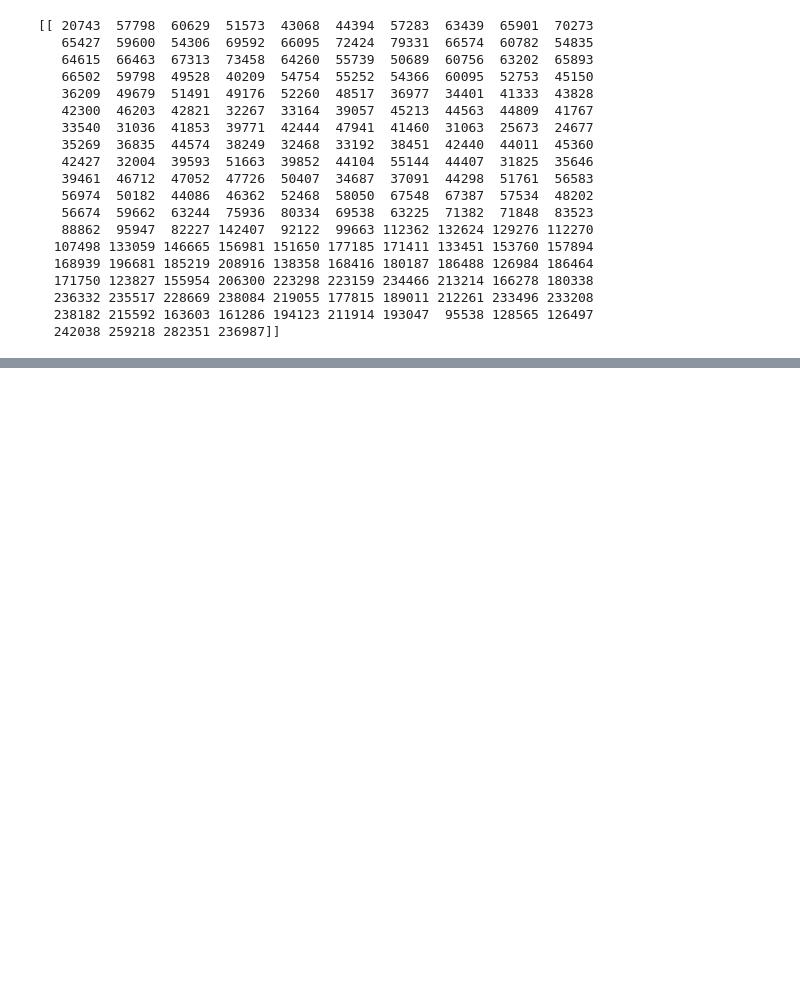
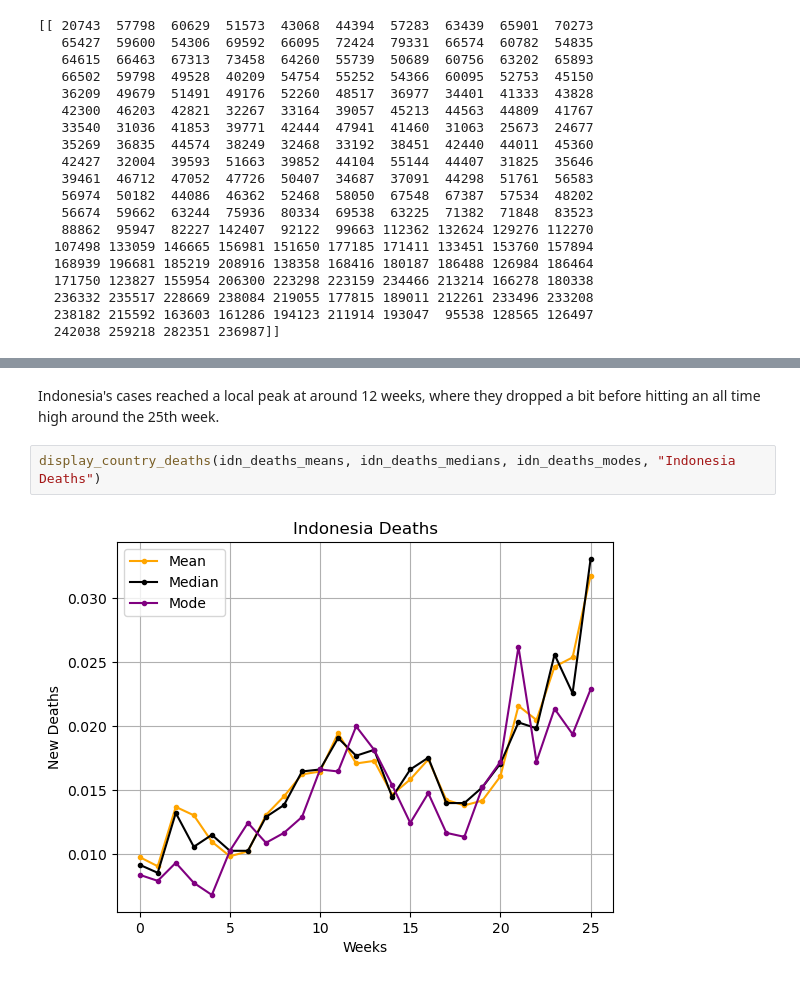
Before and after one commit to mawuliagboklu/DS-Group-, a Jupyter notebook: Project Stage II/Stage II Task 1.ipynb, the cells around one changed output, grey strips where cells are left out. Saved outputs shown, nothing was run; the diff lists cells and outputs as text; blank space fills up the shorter version.

```diff
--- a/Project Stage II/Stage II Task 1.ipynb
+++ b/Project Stage II/Stage II Task 1.ipynb
@@ -673,0 +795,6 @@ filtered_df.head(500000)
+# %% [markdown]
+Indonesia's cases reached a local peak at around 12 weeks, where they dropped a bit before hitting an all time high around the 25th week.
+# %%
+display_country_deaths(idn_deaths_means, idn_deaths_medians, idn_deaths_modes, "Indonesia Deaths")
+# %% [output]
+[figure, added]
```
Also changed, not shown: parts of 65 cells of this notebook.
